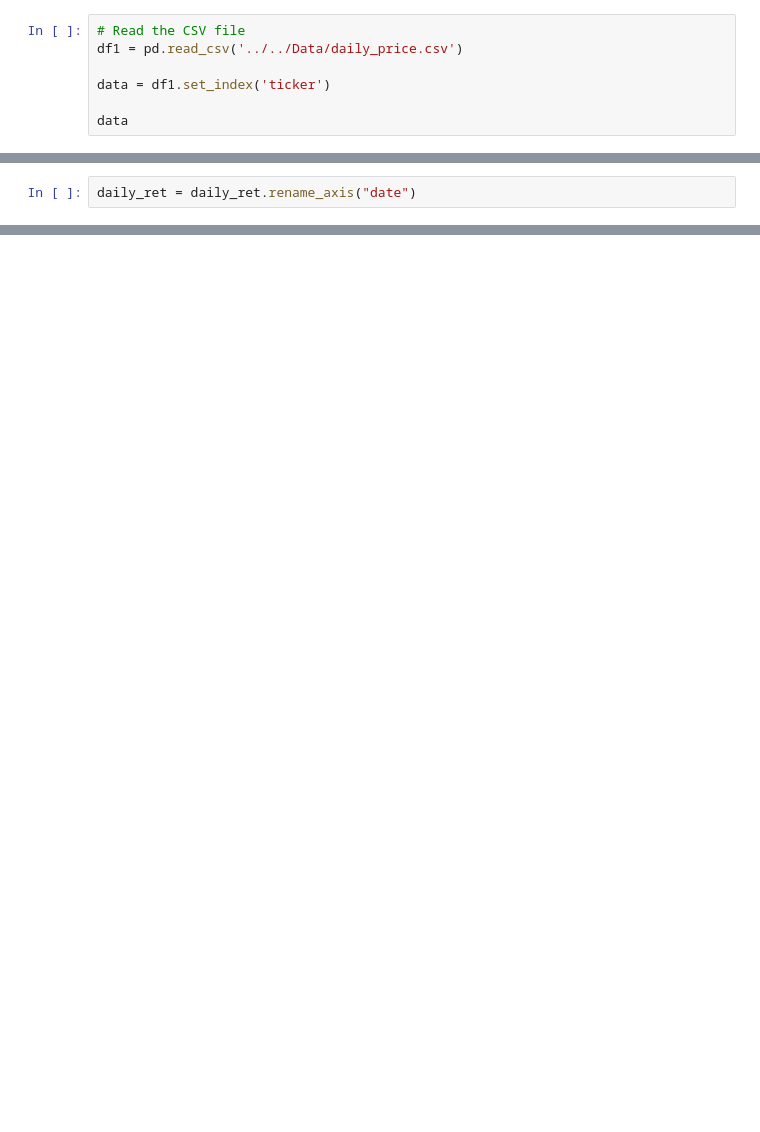
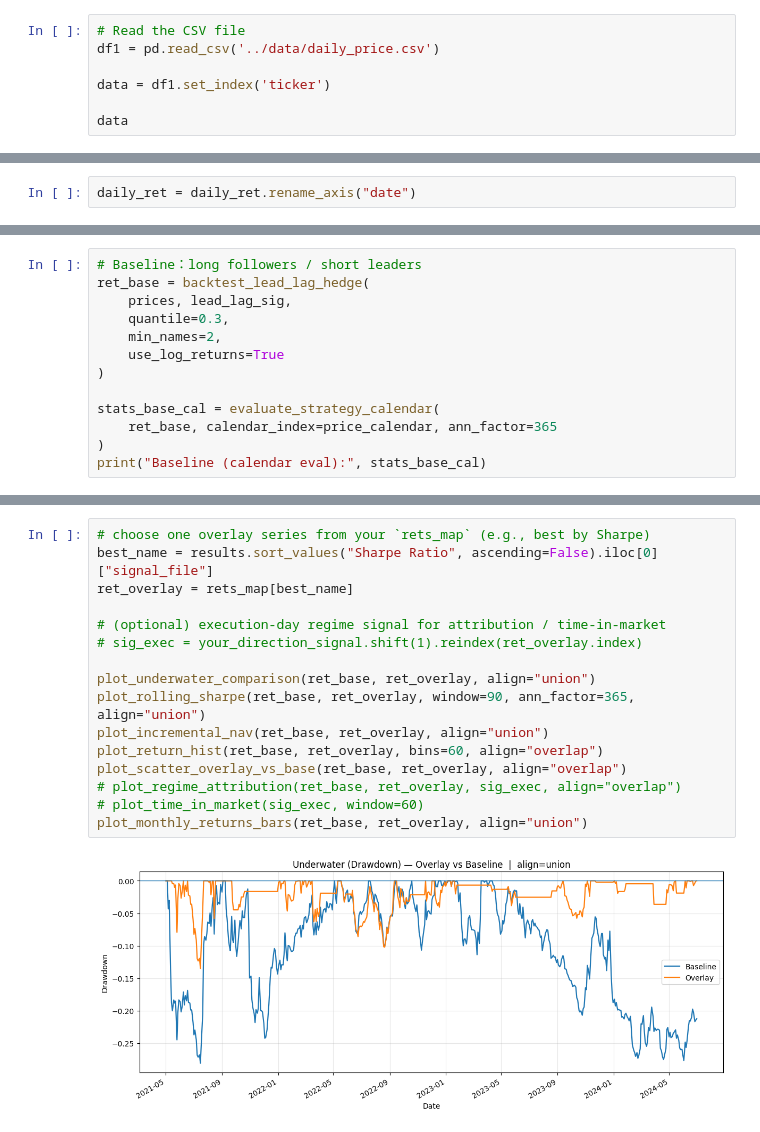
Before and after one commit to phy-guanzh/Bit_regime_match, a Jupyter notebook: strategy_performance/compapre_strategy.ipynb, the cells around one changed output, grey strips where cells are left out. Drawn from its saved outputs; the diff is of its cells as text; blank space fills up the shorter version.

```diff
--- a/strategy_performance/compapre_strategy.ipynb
+++ b/strategy_performance/compapre_strategy.ipynb
@@ -45,6 +33,6 @@ from sklearn.linear_model import LinearRegression
 # %%
 # Read the CSV file
-df1 = pd.read_csv('../../Data/daily_price.csv')
+df1 = pd.read_csv('../data/daily_price.csv')
 
 data = df1.set_index('ticker')
 
@@ -960,0 +853,13 @@ df_analysis['overlap_with_top_leaders'].plot(title="Overlap between top quantile
+# %%
+# Baseline：long followers / short leaders
+ret_base = backtest_lead_lag_hedge(
+    prices, lead_lag_sig,
+    quantile=0.3,
+    min_names=2,
+    use_log_returns=True
+)
+
+stats_base_cal = evaluate_strategy_calendar(
+    ret_base, calendar_index=price_calendar, ann_factor=365
+)
+print("Baseline (calendar eval):", stats_base_cal)
@@ -960,0 +1281,18 @@ df_analysis['overlap_with_top_leaders'].plot(title="Overlap between top quantile
+# %%
+# choose one overlay series from your `rets_map` (e.g., best by Sharpe)
+best_name = results.sort_values("Sharpe Ratio", ascending=False).iloc[0]["signal_file"]
+ret_overlay = rets_map[best_name]
+
+# (optional) execution-day regime signal for attribution / time-in-market
+# sig_exec = your_direction_signal.shift(1).reindex(ret_overlay.index)
+
+plot_underwater_comparison(ret_base, ret_overlay, align="union")
+plot_rolling_sharpe(ret_base, ret_overlay, window=90, ann_factor=365, align="union")
+plot_incremental_nav(ret_base, ret_overlay, align="union")
+plot_return_hist(ret_base, ret_overlay, bins=60, align="overlap")
+plot_scatter_overlay_vs_base(ret_base, ret_overlay, align="overlap")
+# plot_regime_attribution(ret_base, ret_overlay, sig_exec, align="overlap")
+# plot_time_in_market(sig_exec, window=60)
+plot_monthly_returns_bars(ret_base, ret_overlay, align="union")
+# %% [output]
+[figure, added]
```
Also changed, not shown: parts of 67 cells of this notebook.
